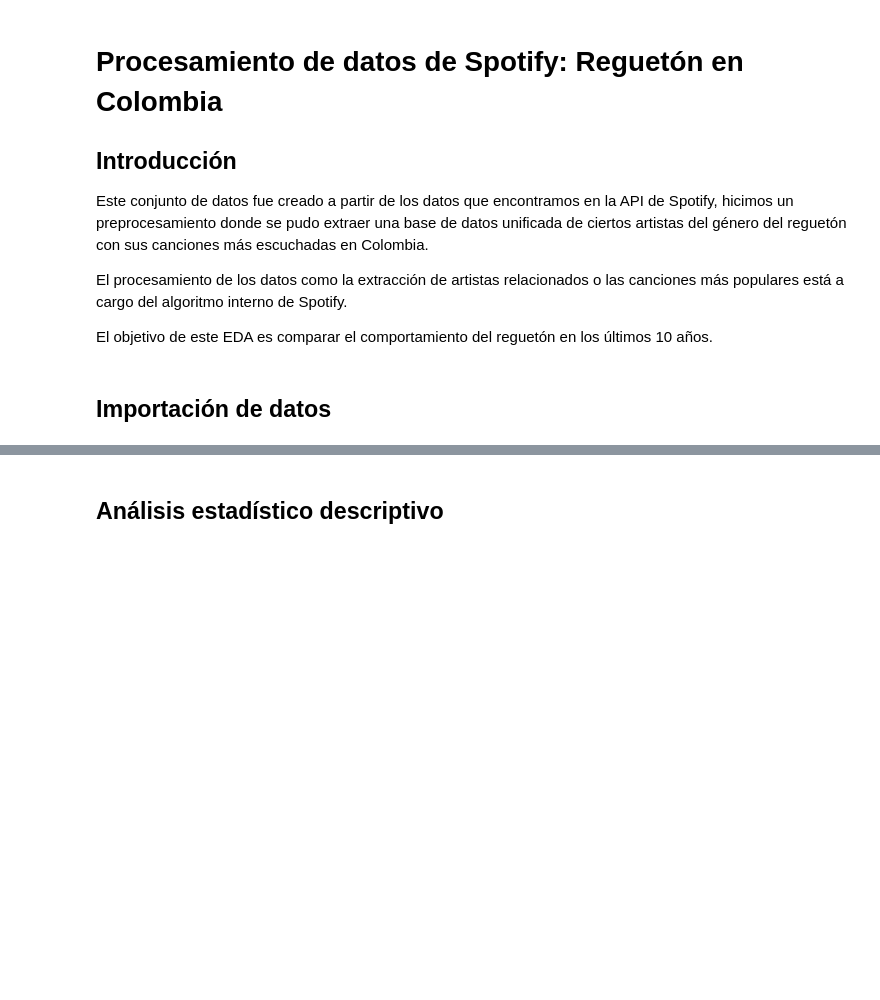
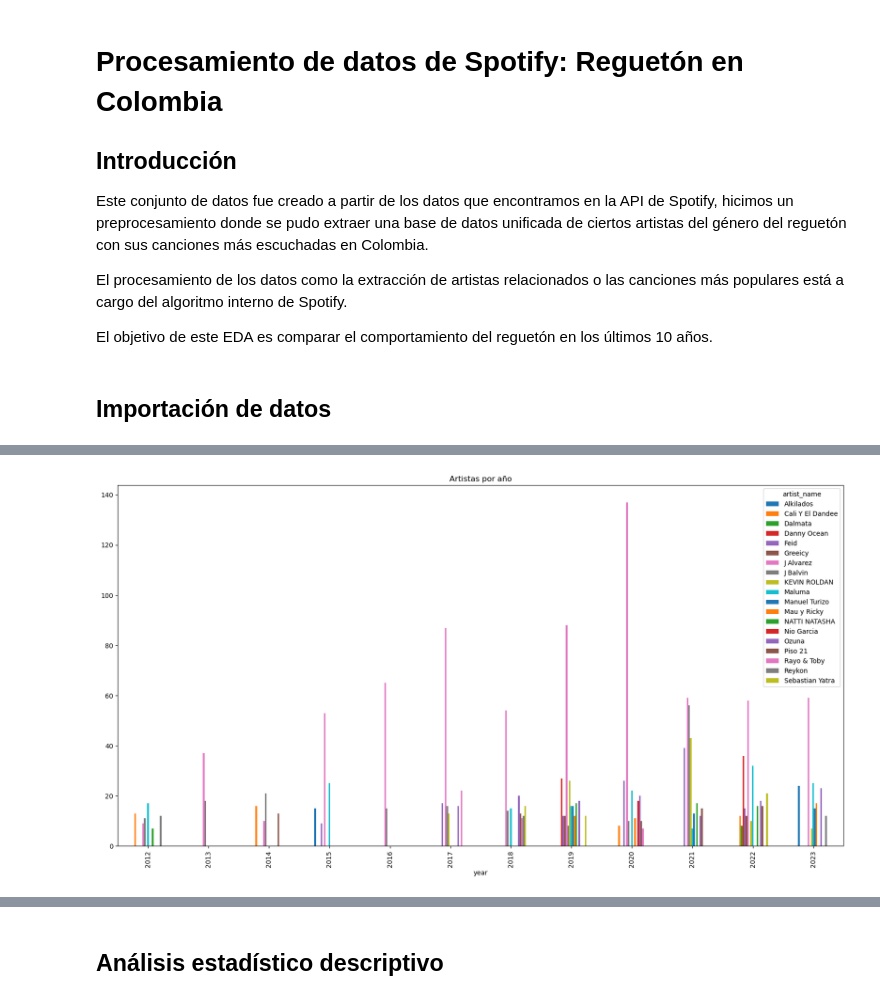
Before and after one commit to DrThorium/Zoet, a Jupyter notebook: main.ipynb, the cells around one changed output, grey strips where cells are left out. Cells and saved outputs as stored; diff of their text form; code cells hidden in the pictures; blank space fills up the shorter version.

```diff
--- a/main.ipynb
+++ b/main.ipynb
@@ -36,0 +172,8 @@ df.describe()
+# %%
+# Analizamos ahora los artistas por año
+
+df.groupby(['year', 'artist_name']).size().unstack().plot(kind='bar', figsize=(20,10))
+plt.title('Artistas por año')
+plt.savefig('artistas_por_año.png')
+# %% [output]
+[figure, added]
```
Also changed, not shown: parts of 24 cells of this notebook, 6 other files.
